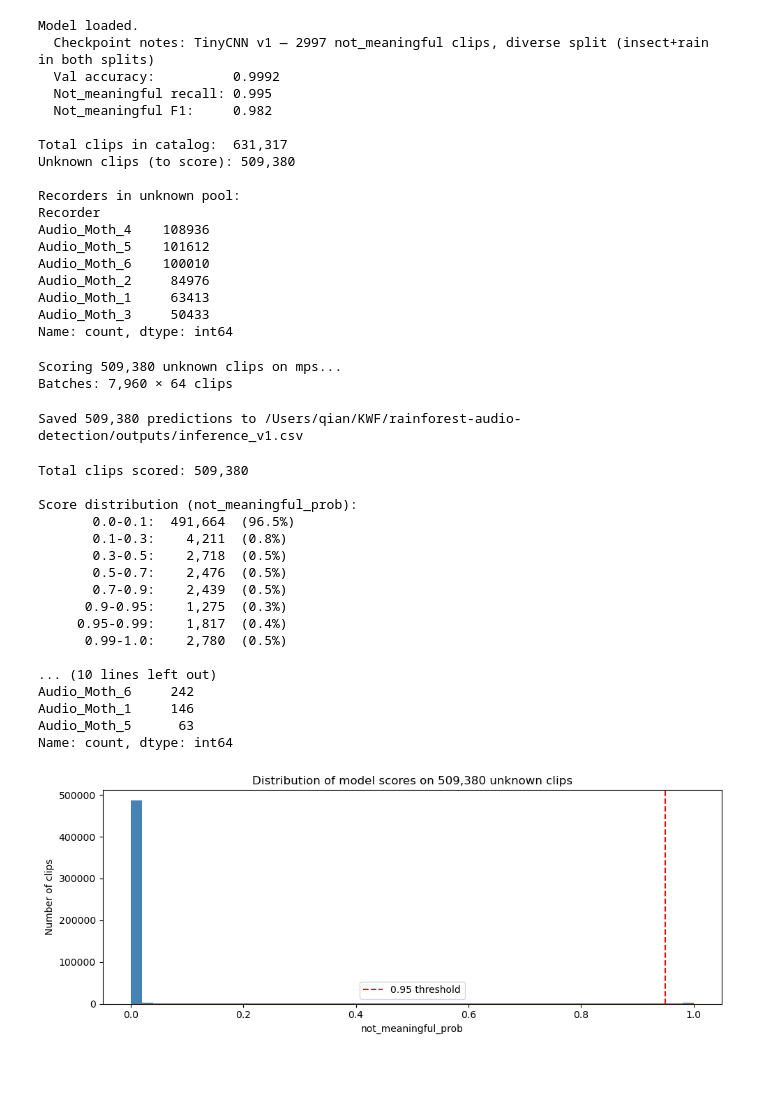
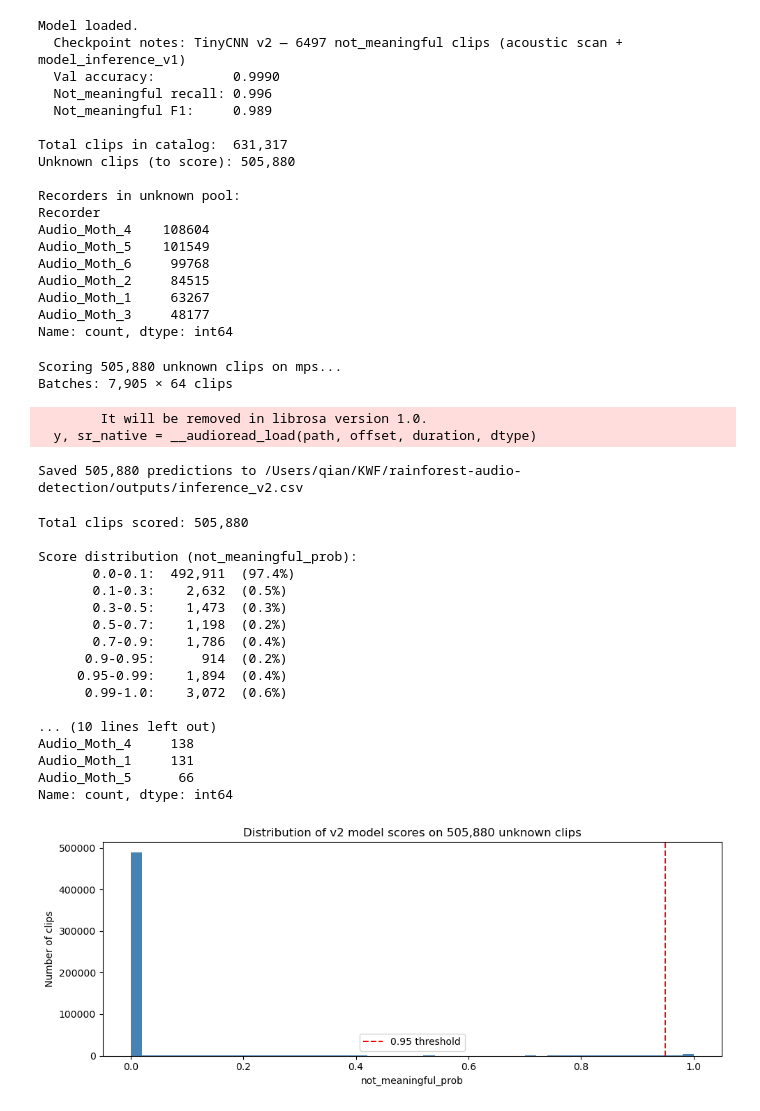
Before and after one commit to QianFu520/rainforest-audio-detection, a Jupyter notebook: notebooks/06_inference_labeling.ipynb, the cells around one changed output. Drawn from its saved outputs; the diff is of its cells as text; code cells hidden in the pictures; blank space fills up the shorter version.

```diff
--- a/notebooks/06_inference_labeling.ipynb
+++ b/notebooks/06_inference_labeling.ipynb
@@ -11,7 +11,7 @@ from src.model.architecture import TinyCNN
 
 # Load the trained model
 MODELS_DIR = os.path.join(config.OUTPUTS_DIR, 'models')
-checkpoint = torch.load(os.path.join(MODELS_DIR, 'tinycnn_v1.pth'), map_location='cpu')
+checkpoint = torch.load(os.path.join(MODELS_DIR, 'tinycnn_v2.pth'), map_location='cpu')
 
 model = TinyCNN()
 model.load_state_dict(checkpoint['model_state_dict'])
@@ -35,22 +35,22 @@ print('Recorders in unknown pool:')
 print(unknown['Recorder'].value_counts())
 # %% [output]
 Model loaded.
-  Checkpoint notes: TinyCNN v1 — 2997 not_meaningful clips, diverse split (insect+rain in both splits)
-  Val accuracy:          0.9992
-  Not_meaningful recall: 0.995
-  Not_meaningful F1:     0.982
+  Checkpoint notes: TinyCNN v2 — 6497 not_meaningful clips (acoustic scan + model_inference_v1)
+  Val accuracy:          0.9990
+  Not_meaningful recall: 0.996
+  Not_meaningful F1:     0.989
 
 Total clips in catalog:  631,317
-Unknown clips (to score): 509,380
+Unknown clips (to score): 505,880
 
 Recorders in unknown pool:
 Recorder
-Audio_Moth_4    108936
-Audio_Moth_5    101612
-Audio_Moth_6    100010
-Audio_Moth_2     84976
-Audio_Moth_1     63413
-Audio_Moth_3     50433
+Audio_Moth_4    108604
+Audio_Moth_5    101549
+Audio_Moth_6     99768
+Audio_Moth_2     84515
+Audio_Moth_1     63267
+Audio_Moth_3     48177
 Name: count, dtype: int64
 # %%
 import numpy as np
@@ -112,18 +112,20 @@ with torch.no_grad():
 
 results_df = pd.DataFrame(results)
 
-out_path = os.path.join(config.OUTPUTS_DIR, "inference_v1.csv")
+out_path = os.path.join(config.OUTPUTS_DIR, "inference_v2.csv")
 results_df.to_csv(out_path, index=False)
 print(f"Saved {len(results_df):,} predictions to {out_path}")
 # %% [output]
-Scoring 509,380 unknown clips on mps...
-Batches: 7,960 × 64 clips
+Scoring 505,880 unknown clips on mps...
+Batches: 7,905 × 64 clips
-Saved 509,380 predictions to /Users/qian/KWF/rainforest-audio-detection/outputs/inference_v1.csv
+        It will be removed in librosa version 1.0.
+  y, sr_native = __audioread_load(path, offset, duration, dtype)
+Saved 505,880 predictions to /Users/qian/KWF/rainforest-audio-detection/outputs/inference_v2.csv
 # %%
 import matplotlib.pyplot as plt
 
 # Load results and join recorder info
-results_df = pd.read_csv(os.path.join(config.OUTPUTS_DIR, "inference_v1.csv"))
+results_df = pd.read_csv(os.path.join(config.OUTPUTS_DIR, "inference_v2.csv"))
 results_df = results_df.merge(unknown[["clip_name", "Recorder"]], on="clip_name", how="left")
 
 print(f"Total clips scored: {len(results_df):,}")
@@ -142,47 +144,47 @@ for band, count in band_counts.items():
 print()
 
 # High-confidence thresholds
 print("High-confidence not_meaningful candidates:")
 for thresh in [0.90, 0.95, 0.99]:
     n = (results_df["not_meaningful_prob"] >= thresh).sum()
     print(f"  prob >= {thresh:.2f}: {n:,} clips")
 
 print()
 
 # By recorder — top not_meaningful candidates
 print("Clips with not_meaningful_prob >= 0.95, by recorder:")
 high_conf = results_df[results_df["not_meaningful_prob"] >= 0.95]
 print(high_conf["Recorder"].value_counts())
 
 # Plot distribution
 fig, ax = plt.subplots(figsize=(10, 4))
 ax.hist(results_df["not_meaningful_prob"], bins=50, edgecolor="none", color="steelblue")
 ax.set_xlabel("not_meaningful_prob")
 ax.set_ylabel("Number of clips")
-ax.set_title("Distribution of model scores on 509,380 unknown clips")
+ax.set_title(f"Distribution of v2 model scores on {len(results_df):,} unknown clips")
 ax.axvline(0.95, color="red", linestyle="--", label="0.95 threshold")
 ax.legend()
 plt.tight_layout()
 plt.show()
 # %% [output]
-Total clips scored: 509,380
+Total clips scored: 505,880
 
 Score distribution (not_meaningful_prob):
-       0.0-0.1:  491,664  (96.5%)
-       0.1-0.3:    4,211  (0.8%)
-       0.3-0.5:    2,718  (0.5%)
-       0.5-0.7:    2,476  (0.5%)
-       0.7-0.9:    2,439  (0.5%)
-      0.9-0.95:    1,275  (0.3%)
-     0.95-0.99:    1,817  (0.4%)
-      0.99-1.0:    2,780  (0.5%)
+       0.0-0.1:  492,911  (97.4%)
+       0.1-0.3:    2,632  (0.5%)
+       0.3-0.5:    1,473  (0.3%)
+       0.5-0.7:    1,198  (0.2%)
+       0.7-0.9:    1,786  (0.4%)
+      0.9-0.95:      914  (0.2%)
+     0.95-0.99:    1,894  (0.4%)
+      0.99-1.0:    3,072  (0.6%)
 
 ... (10 lines left out)
-Audio_Moth_6     242
-Audio_Moth_1     146
-Audio_Moth_5      63
+Audio_Moth_4     138
+Audio_Moth_1     131
+Audio_Moth_5      66
 Name: count, dtype: int64
-[figure, old version]
+[figure, new version]
 # %%
 import shutil
 
```
Also changed, not shown: parts of 8 cells of this notebook, 1 other file.
